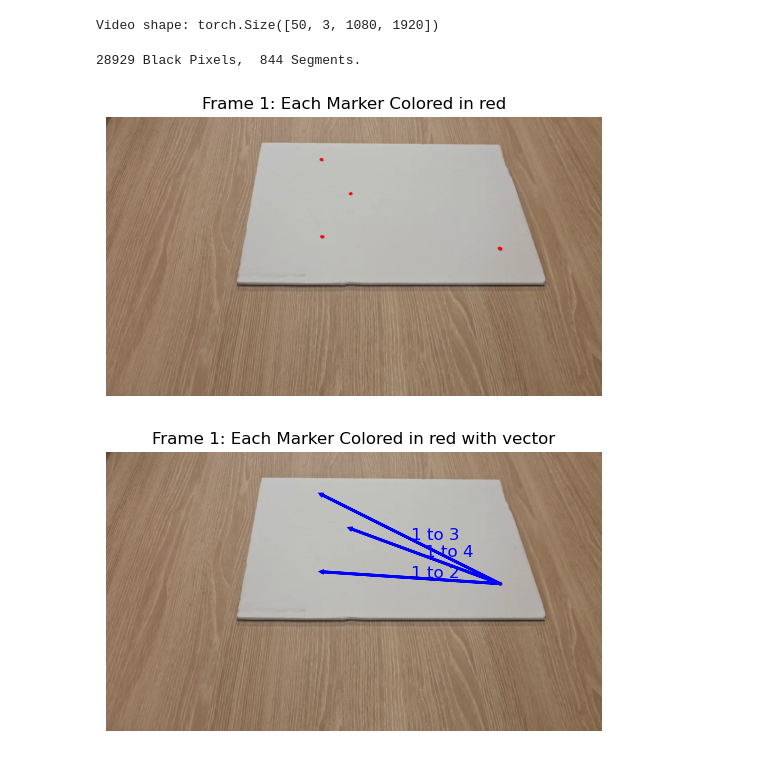
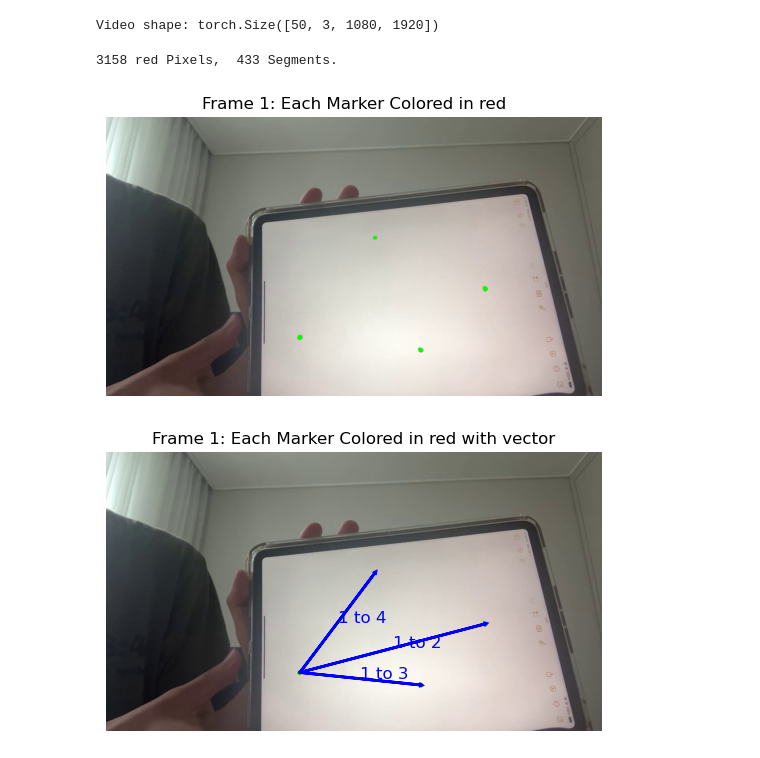
Before and after one commit to SNU-Sigma-Intelligence/SIGMAxPortal301-Team2, a Jupyter notebook: 심화과제_1/SML/problem2.ipynb, the cells around one changed output. Saved outputs shown, nothing was run; the diff lists cells and outputs as text; code cells hidden in the pictures.

Commit message:
new video added, with corresponding code update, not verifeid for physical ground truth but works

```diff
--- a/심화과제_1/SML/problem2.ipynb
+++ b/심화과제_1/SML/problem2.ipynb
@@ -13,7 +13,7 @@ spec.loader.exec_module(sigmaportal)
 # %%
 from problem2 import *
 # %%
-video_path = '/home/ubuntu/SML/SIGMAxPortal301-Team2/심화과제_1/video/1.mp4'
+video_path = '/home/ubuntu/SML/SIGMAxPortal301-Team2/심화과제_1/video/IMG_9860.mp4'
 video = sigmaportal.read_video_to_tensor(video_path, frame_step=5, max_frame=250)
 # %%
 print(f"Video shape: {video.shape}")
@@ -22,20 +22,22 @@ Video shape: torch.Size([50, 3, 1080, 1920])
 # %%
 highlighted_pictures = []
 marker_list = []
 
 markers, highlighted_frame = heuristic_marker_highlight_for_first_frame(video[0],
-                                                                        threshold=0.5,
+                                                                        black_threshold=0.5,
+                                                                        red_threshold=0.5,
+                                                                        gb_threshold=0.5,
                                                                         ratio_threshold=1.5,
                                                                         marker_size_threshold=40,
                                                                         number_of_markers=4,
                                                                         picture=True)
 highlighted_pictures.append(highlighted_frame)
 marker_list.append(markers)
 sigmaportal.show_picture(highlighted_frame, title='Frame 1: Each Marker Colored in red')
 show_picture_with_marker_vector(highlighted_frame, markers, title='Frame 1: Each Marker Colored in red with vector')
 # %% [output]
-28929 Black Pixels,  844 Segments.
+3158 red Pixels,  433 Segments.
-[figure, old version]
+[figure, new version]
-[figure, old version]
+[figure, new version]
 # %%
 for i in range(video.shape[0]-1):
```
Also changed, not shown: parts of 4 cells of this notebook, 2 other files.
